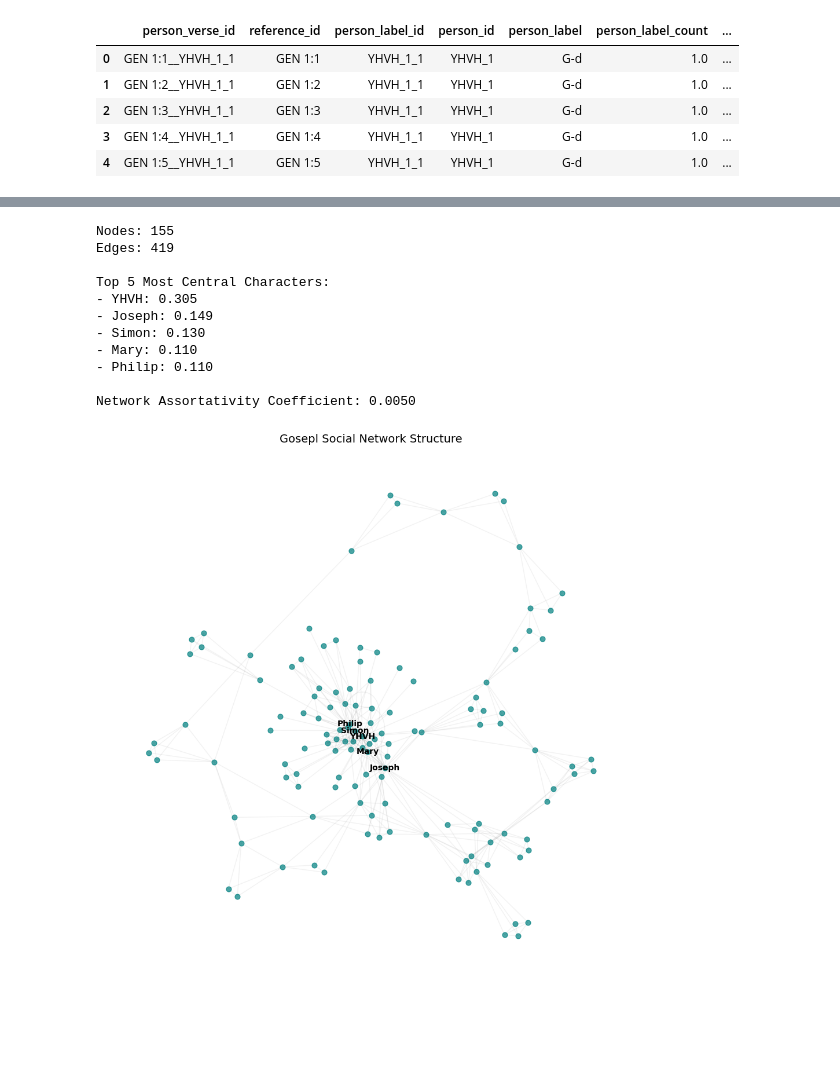
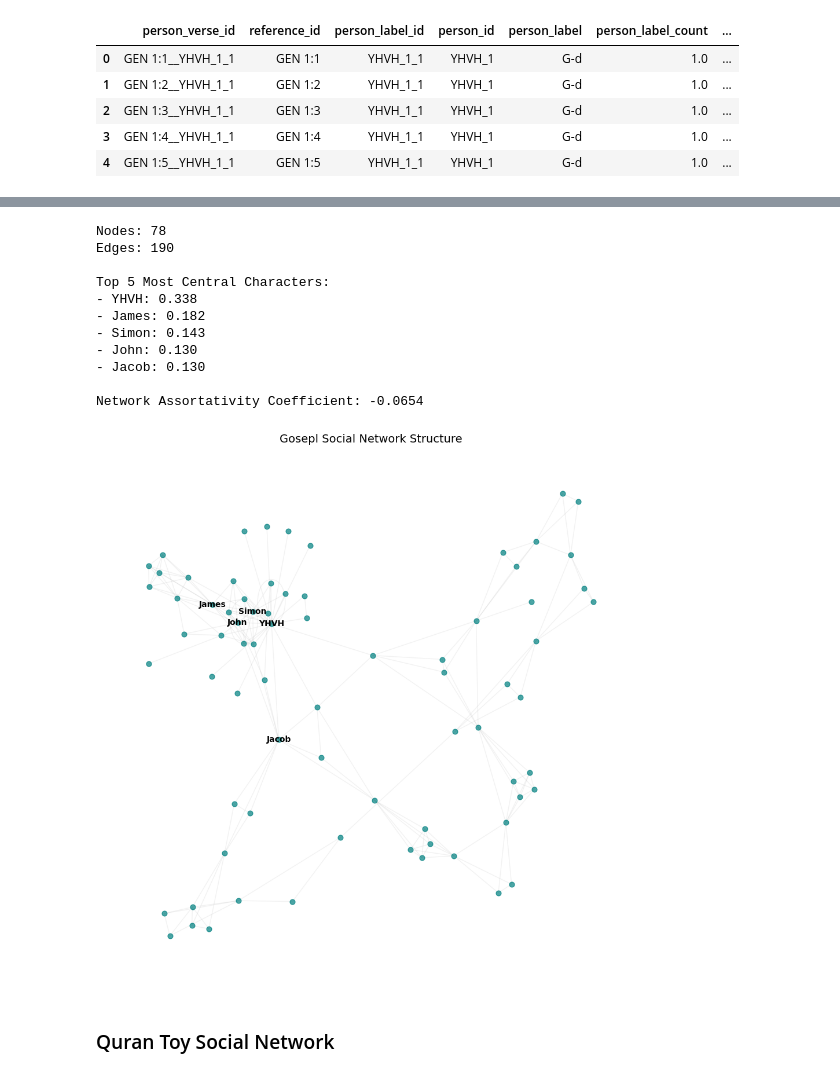
Before and after one commit to erinabruzzy/DSAN6400, a Jupyter notebook: toy_sna.ipynb, the cells around one changed output, grey strips where cells are left out. Cells and saved outputs as stored; diff of their text form; code cells hidden in the pictures; blank space fills up the shorter version.

```diff
--- a/toy_sna.ipynb
+++ b/toy_sna.ipynb
@@ -66,7 +48,7 @@ df_names.head()
 # match person id to names
 name_map = dict(zip(df_names['person_id'], df_names['person_name']))
 # filter for gospels
-gospel_abbreviations = ['MAT', 'MRK', 'LUK', 'JHN']
+gospel_abbreviations = ['MAT'] #, 'MRK', 'LUK', 'JHN'
 # split on book names
 df_pv['book_abbr'] = df_pv['reference_id'].str.split(' ').str[0]
 df_gospels = df_pv[df_pv['book_abbr'].isin(gospel_abbreviations)].copy()
@@ -96,39 +78,41 @@ print(f"Nodes: {G.number_of_nodes()}")
 print(f"Edges: {G.number_of_edges()}")
 
 # centrality
 degree_cent = nx.degree_centrality(G)
 top_nodes = sorted(degree_cent.items(), key=lambda x: x[1], reverse=True)[:5]
 print("\nTop 5 Most Central Characters:")
 for name, cent in top_nodes:
     print(f"- {name}: {cent:.3f}")
 
 # assortativity
 assortativity = nx.degree_assortativity_coefficient(G)
 print(f"\nNetwork Assortativity Coefficient: {assortativity:.4f}")
 
 plt.figure(figsize=(12, 12))
 main_component = G.subgraph(max(nx.connected_components(G), key=len))
 
 pos = nx.spring_layout(main_component, k=0.15, seed=42)
 nx.draw_networkx_nodes(main_component, pos, node_size=40, node_color='teal', alpha=0.7)
 nx.draw_networkx_edges(main_component, pos, alpha=0.1, edge_color='gray')
 
 top_labels = {name: name for name, _ in top_nodes if name in main_component}
 nx.draw_networkx_labels(main_component, pos, labels=top_labels, font_size=10, font_weight='bold')
 
 plt.title("Gosepl Social Network Structure", fontsize=14)
 plt.axis('off')
 plt.show()
 # %% [output]
-Nodes: 155
-Edges: 419
+Nodes: 78
+Edges: 190
 
 Top 5 Most Central Characters:
-- YHVH: 0.305
-- Joseph: 0.149
-- Simon: 0.130
-- Mary: 0.110
-- Philip: 0.110
+- YHVH: 0.338
+- James: 0.182
+- Simon: 0.143
+- John: 0.130
+- Jacob: 0.130
 
-Network Assortativity Coefficient: 0.0050
+Network Assortativity Coefficient: -0.0654
-[figure, old version]
+[figure, new version]
+# %% [markdown]
+### Quran Toy Social Network
```
Also changed, not shown: parts of 3 cells of this notebook, 1 other file.
